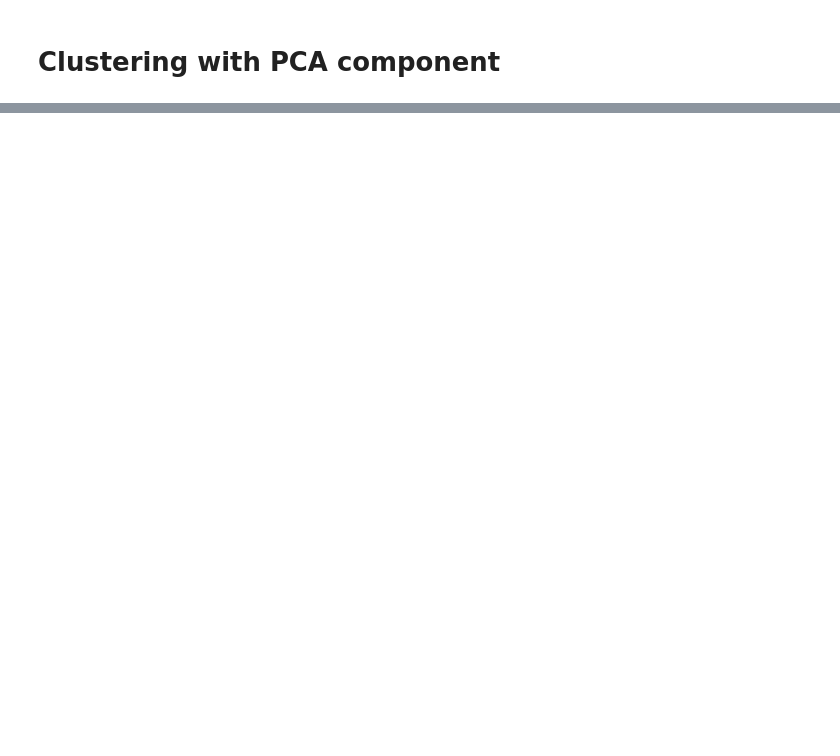
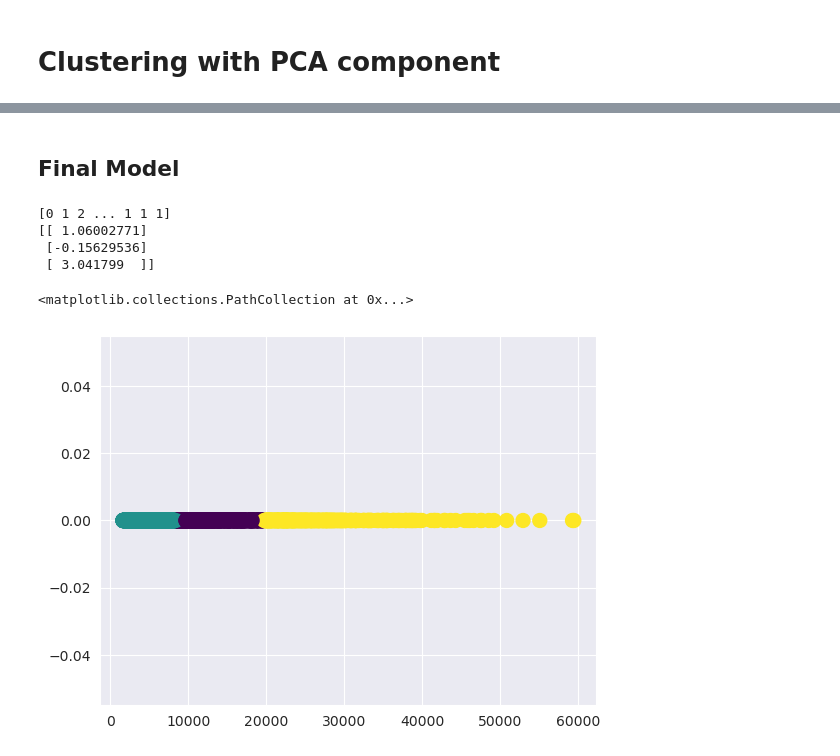
Before and after one commit to samuel23taku/ML-Spotify-Songs-Clustering, a Jupyter notebook: sample.ipynb, the cells around one changed output, grey strips where cells are left out. Cells and saved outputs as stored; diff of their text form; code cells hidden in the pictures; blank space fills up the shorter version.

```diff
--- a/sample.ipynb
+++ b/sample.ipynb
@@ -148,0 +156,20 @@ plt.plot(silhouettes, marker='o')
+# %% [markdown]
+## Final Model
+# %%
+pipeline = Pipeline([
+    ("scaler", RobustScaler()), ("kmeans", KMeans(n_clusters=3, random_state=42))
+])
+labels = pipeline.fit_predict(new_training_data)
+print(labels)
+centroids = pipeline.named_steps["kmeans"].cluster_centers_
+print(centroids)
+# plt.scatter(centroids[:,0], [0]*len(centroids[:,0]), s=300, c='red', marker='x')
+plt.scatter(new_training_data,[0]*len(new_training_data), c=labels, cmap='viridis', marker='o', s=100,)
+# plt.scatter(centroids[:,0] , s=300, c='red', marker='x')
+# %% [output]
+[0 1 2 ... 1 1 1]
+[[ 1.06002771]
+ [-0.15629536]
+ [ 3.041799  ]]
+<matplotlib.collections.PathCollection at 0x...>
+[figure, added]
```
Also changed, not shown: parts of 3 cells of this notebook.
